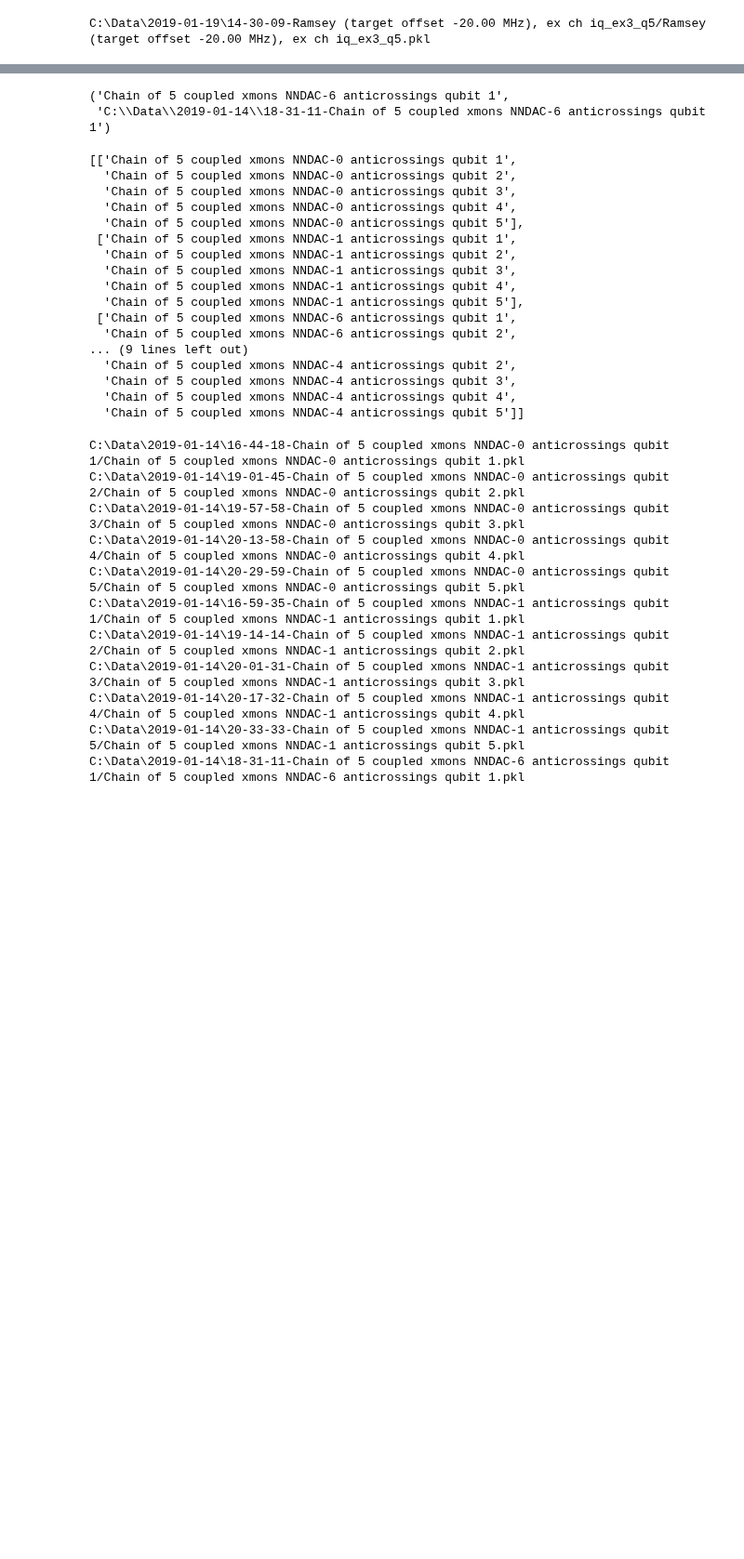
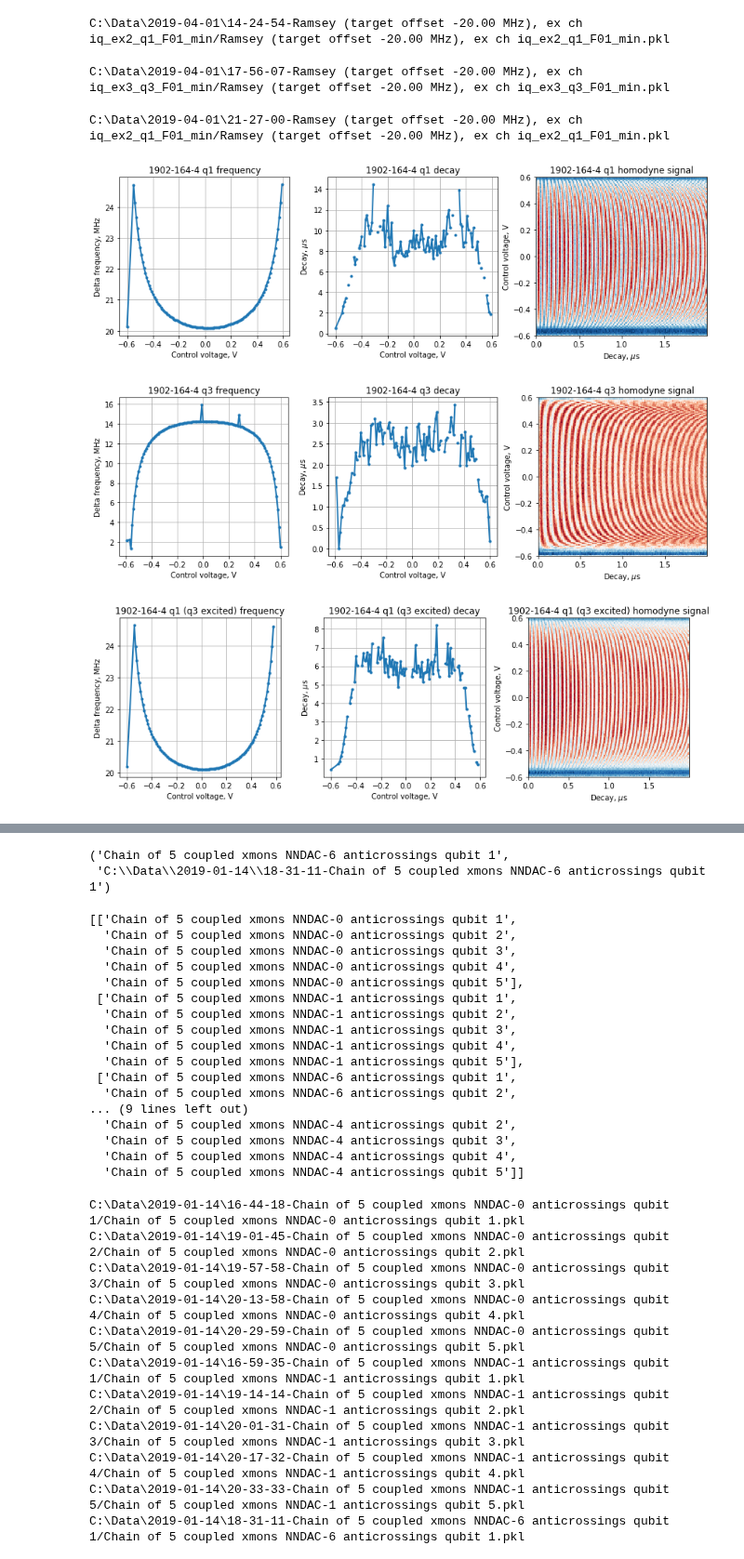
Before and after one commit to ooovector/qsweepy-notebooks, a Jupyter notebook: Fitting inductance matrix and coil-dependent ramsey.ipynb, the cells around one changed output, grey strips where cells are left out. Shown at 93% size. Saved outputs shown, nothing was run; the diff lists cells and outputs as text; code cells hidden in the pictures; blank space fills up the shorter version.

```diff
--- a/Fitting inductance matrix and coil-dependent ramsey.ipynb
+++ b/Fitting inductance matrix and coil-dependent ramsey.ipynb
@@ -229,5 +288,15 @@ measurement_folders = {
+# %%
+measurement_folders = {
+        '1902-164-4 q1':{'paths':[r'C:\Data\2019-04-01\14-24-54-Ramsey (target offset -20.00 MHz), ex ch iq_ex2_q1_F01_min'],
+            'name': 'Ramsey (target offset -20.00 MHz), ex ch iq_ex2_q1_F01_min', 'q':'1', 'reducer_name_style':'tsw'},
+        '1902-164-4 q3':{'paths':[r'C:\Data\2019-04-01\17-56-07-Ramsey (target offset -20.00 MHz), ex ch iq_ex3_q3_F01_min'],
+            'name': 'Ramsey (target offset -20.00 MHz), ex ch iq_ex3_q3_F01_min', 'q':'3', 'reducer_name_style':'tsw'},
+        '1902-164-4 q1 (q3 excited)':{'paths':[r'C:\Data\2019-04-01\21-27-00-Ramsey (target offset -20.00 MHz), ex ch iq_ex2_q1_F01_min'],
+            'name': 'Ramsey (target offset -20.00 MHz), ex ch iq_ex2_q1_F01_min', 'q':'1', 'reducer_name_style':'tsw'},
+}
 # %%
 plt.close('all')
+summaries = {}
 for measurement_type_name, measurement_type in measurement_folders.items():
     data_average = None
     if 'fittype' not in measurement_type:
@@ -256,59 +325,83 @@ for measurement_type_name, measurement_type in measurement_folders.items():
 
     for measurement_folder in measurement_type['paths']:
         measurement = qsweepy.save_pkl.load_pkl(measurement_type['name'], measurement_folder)[1]
+        # for TSW
+        if 'reducer_name_style' in measurement_type:
+            data = measurement['avg_cov'+str(int(q)-1)][2]+1j*measurement['avg_cov'+q][2]
+            ax1 = measurement['avg_cov'+str(int(q)-1)][1][0]
+            ax2 = measurement['avg_cov'+str(int(q)-1)][1][1]
+        else: # for old data_reducer
+            data = measurement['S21_r'+q][2]
+            ax1 = measurement['S21_r'+q][1][0]
+            ax2 = measurement['S21_r'+q][1][1]
         if type(data_average) is type(None):
-            data_average = measurement['S21_r'+q][2]
+            data_average = data
         else:
-            data_average += measurement['S21_r'+q][2]
-        summary = pd.DataFrame([dict(fitter(measurement['S21_r'+q][1][0],
-                         [np.real(measurement['S21_r'+q][2][:,dc_id]),
-                          np.imag(measurement['S21_r'+q][2][:,dc_id])])[-1], **{'dc':dc})
-                             for dc_id, dc in enumerate(measurement['S21_r'+q][1][1])])
-        good_points = np.logical_and(summary['decay']>0, summary['decay']<1e-6)
+            data_average += data
+        summary = pd.DataFrame([dict(fitter(ax1,
+                         [np.real(data[:,dc_id]),
+                          np.imag(data[:,dc_id])])[-1], **{'dc':dc})
+                             for dc_id, dc in enumerate(ax2)])
+        #good_points = np.logical_and(summary['decay']>0, summary['decay']<1e-6)
+        if 'freq' in summary:
+            good_points = np.logical_and(np.abs(summary['freq'])>1e6,np.abs(summary['freq'])<12e6)
         summary = summary[good_points]
-        if 'freq' in summary:
-            ax_freq.plot(np.asarray(summary['dc']), np.asarray(summary['freq'])/1e6, marker='.')
-        ax_decay.plot(np.asarray(summary['dc']), np.asarray(summary['decay'])*1e6, marker='.')
+        summary.loc[np.logical_or(summary['decay']<0, summary['decay']>6e-6),'decay'] = np.nan
+        #if 'freq' in summary:
+        #    ax_freq.plot(np.asarray(summary['dc']), np.asarray(summary['freq'])/1e6, marker='.')
+        #ax_decay.plot(np.asarray(summary['dc']), np.asarray(summary['decay'])*1e6, marker='.')
 
-    summary = pd.DataFrame([dict(fitter(measurement['S21_r'+q][1][0],
+    summary = pd.DataFrame([dict(fitter(ax1,
                          [np.real(data_average[:,dc_id]),
                           np.imag(data_average[:,dc_id])])[-1], **{'dc':dc})
-                             for dc_id, dc in enumerate(measurement['S21_r'+q][1][1])])
-    good_points = np.logical_and(summary['decay']>0, summary['decay']<1e-6)
+                             for dc_id, dc in enumerate(ax2)])
+    #good_points = np.logical_and(summary['decay']>0, summary['decay']<1e-6)
+    #summary = summary[good_points]
+    if 'freq' in summary:
+        good_points = np.logical_and(np.abs(summary['freq'])>1e6,np.abs(summary['freq'])<25e6)
     summary = summary[good_points]
+    summary.loc[np.logical_or(summary['decay']<0, summary['decay']>25e-6),'decay'] = np.nan
+
+    summaries[measurement_type_name] = summary
 
     if 'freq' in summary:
         ax_freq.plot(np.asarray(summary['dc']), np.asarray(summary['freq'])/1e6, linewidth=2, marker='.')
     ax_decay.plot(np.asarray(summary['dc']), np.asarray(summary['decay'])*1e6, linewidth=2, marker='.')
     plt.tight_layout()
     # PCA on I, Q
     mean = np.mean(data_average)
     cov = [[np.mean(np.real(data_average-mean)*np.real(data_average-mean)),
             np.mean(np.real(data_average-mean)*np.imag(data_average-mean))],
            [np.mean(np.imag(data_average-mean)*np.real(data_average-mean)),
             np.mean(np.imag(data_average-mean)*np.imag(data_average-mean))]]
     vals, vecs =np.linalg.eig(cov)
+    #print (vals, vecs, np.abs(vals))
     max_vals = np.argmax(np.abs(vals))
     #print (cov, vecs, vals)
-    data_real = np.real(data_average)*vecs[np.argmin(np.abs(vals)),0]+np.imag(data_average)*vecs[np.argmin(np.abs(vals)),1]
-    ax_pic.pcolormesh(measurement['S21_r'+q][1][0]*1e6, measurement['S21_r'+q][1][1], data_real.T, cmap='RdBu')
+    data_real = np.real(data_average)*vecs[max_vals,0]+np.imag(data_average)*vecs[max_vals,1]
+    ax_pic.pcolormesh(ax1*1e6, ax2, data_real.T, cmap='RdBu')
 #    plt.savefig(r'D:\data\2018-09-23\summary\\'+measurement_type_name+'.pdf')
 #    plt.savefig(r'D:\data\2018-09-23\summary\\'+measurement_type_name+'.png')
 
 #    if 'freq' in summary:
 #        plt.figure(measurement_type_name+' frequency')
 #        plt.plot(np.asarray(summary['dc']), np.asarray(summary['freq'])/1e6, linewidth=2, marker='.')
 #        plt.grid(True)
 #        plt.xlabel('Control voltage, V')
 #        plt.ylabel('Ramsey frequency, MHz')
 #        plt.title(measurement_type_name+' frequency')
 #        plt.tight_layout()
 #    plt.figure(measurement_type_name+' decay')
 #    plt.plot(np.asarray(summary['dc']), np.asarray(summary['decay'])*1e6, linewidth=2, marker='.')
 
 #    plt.xlabel('Control voltage, V')
 #    plt.ylabel('Ramsey decay, $\\mu$s')
 #    plt.title(measurement_type_name+' decay')
 #    plt.tight_layout()
 # %% [output]
-C:\Data\2019-01-19\14-30-09-Ramsey (target offset -20.00 MHz), ex ch iq_ex3_q5/Ramsey (target offset -20.00 MHz), ex ch iq_ex3_q5.pkl
+C:\Data\2019-04-01\14-24-54-Ramsey (target offset -20.00 MHz), ex ch iq_ex2_q1_F01_min/Ramsey (target offset -20.00 MHz), ex ch iq_ex2_q1_F01_min.pkl
+C:\Data\2019-04-01\17-56-07-Ramsey (target offset -20.00 MHz), ex ch iq_ex3_q3_F01_min/Ramsey (target offset -20.00 MHz), ex ch iq_ex3_q3_F01_min.pkl
+C:\Data\2019-04-01\21-27-00-Ramsey (target offset -20.00 MHz), ex ch iq_ex2_q1_F01_min/Ramsey (target offset -20.00 MHz), ex ch iq_ex2_q1_F01_min.pkl
+[figure, added]
+[figure, added]
+[figure, added]
```
Also changed, not shown: parts of 13 cells of this notebook, 29 other files.
